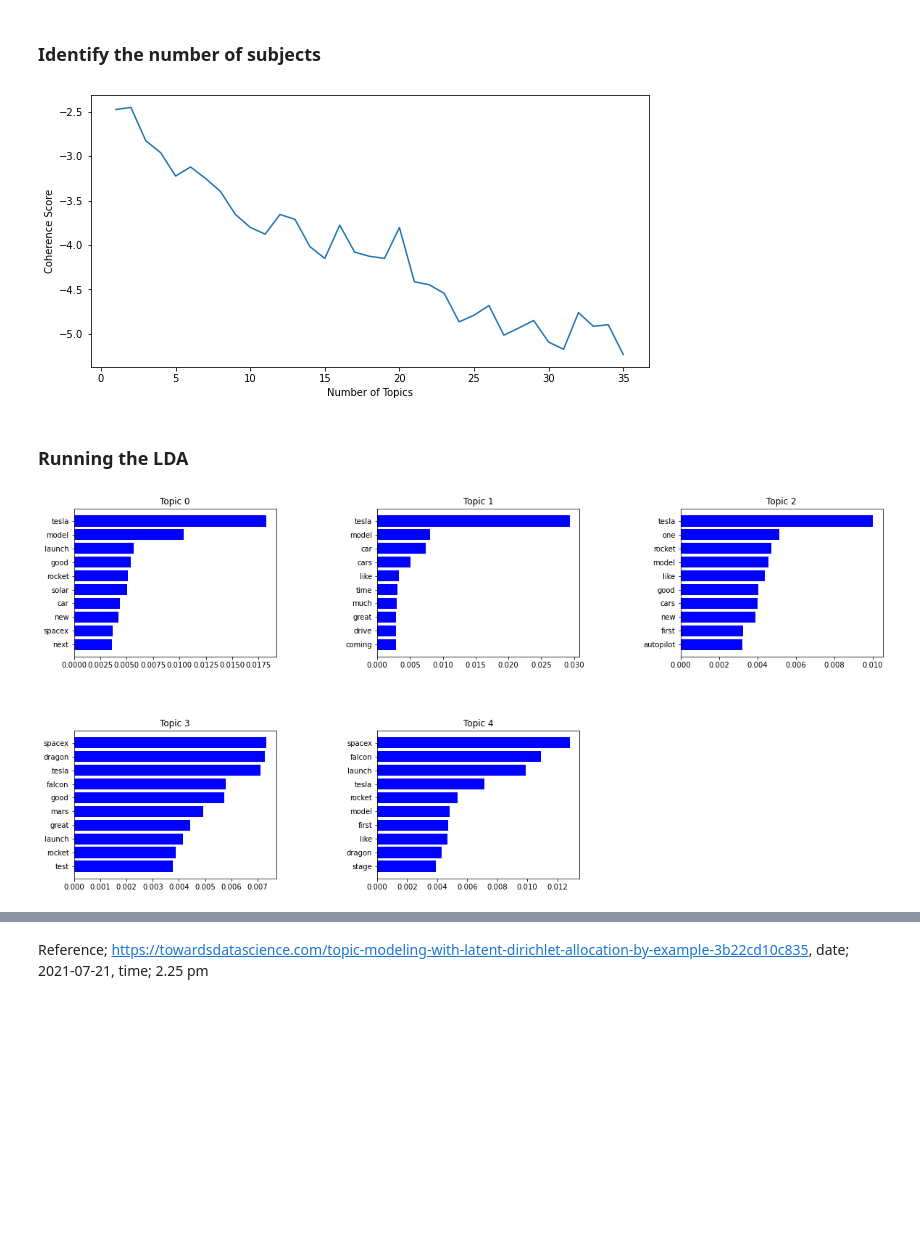
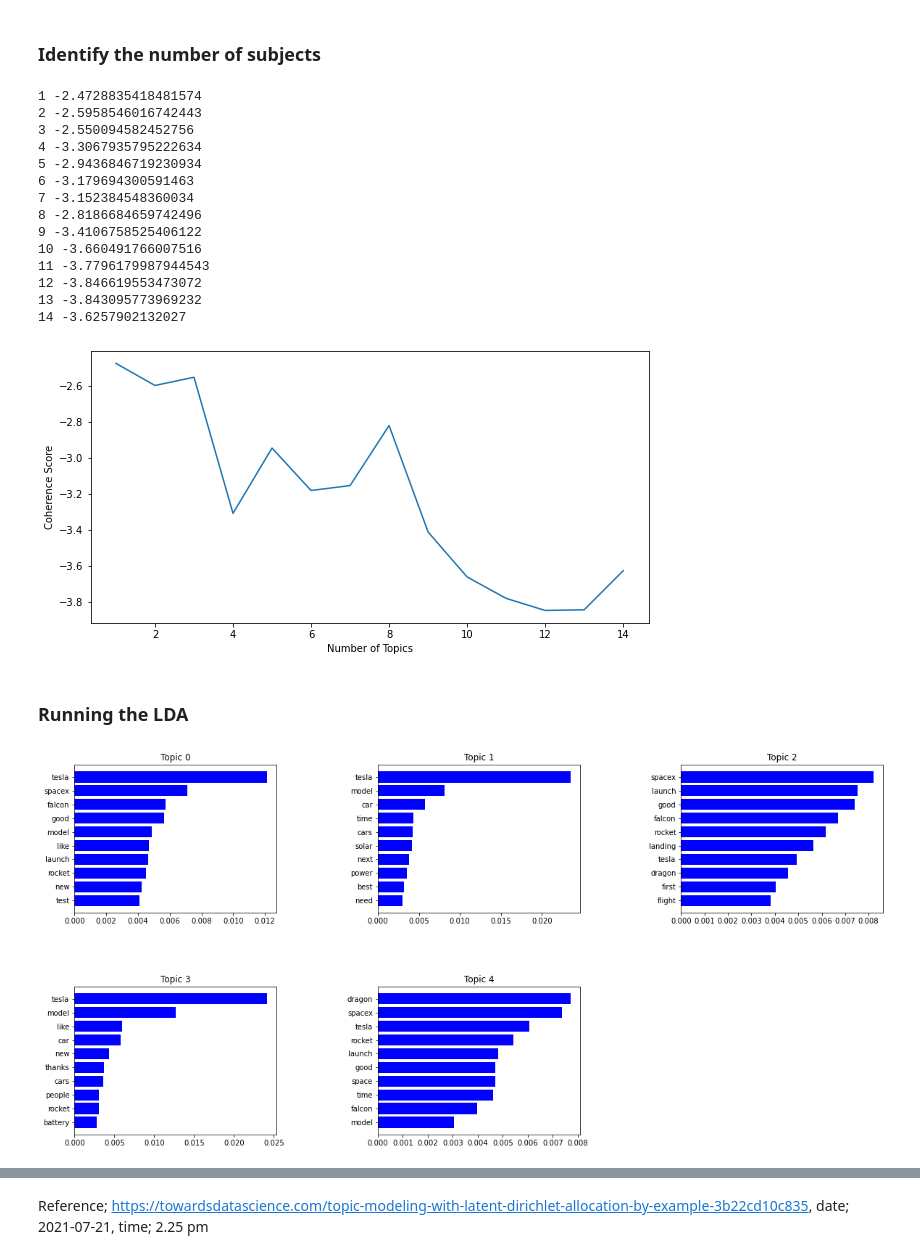
Before and after one commit to angkohtenko/twitter_vs_stocks, a Jupyter notebook: LDA.ipynb, the cells around one changed output, grey strips where cells are left out. Cells and saved outputs as stored; diff of their text form; code cells hidden in the pictures; blank space fills up the shorter version.

Commit message:
Added updated LDA model

```diff
--- a/LDA.ipynb
+++ b/LDA.ipynb
@@ -102,27 +102,42 @@ get_most_freq_words([ word for tweet in df_tweets_clean.tokenized_text for word
 # %%
 # build a dictionary where for each tweet, each word has its own id.
 tweets_dictionary = Dictionary(df_tweets_clean.tokenized_text)
 
 # build the corpus i.e. vectors with the number of occurence of each word per tweet
 tweets_corpus = [tweets_dictionary.doc2bow(tweet) for tweet in df_tweets_clean.tokenized_text]
 
 # compute coherence
 tweets_coherence = []
-for nb_topics in range(1,36):
-    lda = LdaModel(tweets_corpus, num_topics = nb_topics, id2word = tweets_dictionary, passes=10)
+for nb_topics in range(1,15):
+    lda = LdaModel(tweets_corpus, num_topics = nb_topics, alpha= 'auto', eta='auto', id2word = tweets_dictionary, passes=10)
     cohm = CoherenceModel(model=lda, corpus=tweets_corpus, dictionary=tweets_dictionary, coherence='u_mass')
     coh = cohm.get_coherence()
     tweets_coherence.append(coh)
+    print(nb_topics,coh)
 
 # visualize coherence
 import matplotlib.pyplot as plt
 
 plt.figure(figsize=(10,5))
-plt.plot(range(1,36),tweets_coherence)
+plt.plot(range(1, 15),tweets_coherence)
 plt.xlabel("Number of Topics")
 plt.ylabel("Coherence Score");
 # %% [output]
+1 -2.4728835418481574
+2 -2.5958546016742443
+3 -2.550094582452756
+4 -3.3067935795222634
+5 -2.9436846719230934
+6 -3.179694300591463
+7 -3.152384548360034
+8 -2.8186684659742496
+9 -3.4106758525406122
+10 -3.660491766007516
+11 -3.7796179987944543
+12 -3.846619553473072
+13 -3.843095773969232
+14 -3.6257902132027
-[figure, old version]
+[figure, new version]
 # %% [markdown]
 ### Running the LDA
 # %%
@@ -149,7 +164,7 @@ def plot_top_words(lda=tweets_lda, nb_topics=k, nb_words=10):
 
 plot_top_words()
 # %% [output]
-[figure, old version]
+[figure, new version]
 # %% [markdown]
 The topics do not make totally sense. However we can see the following meaningful match:
 
```
Also changed, not shown: parts of 1 cell of this notebook.
